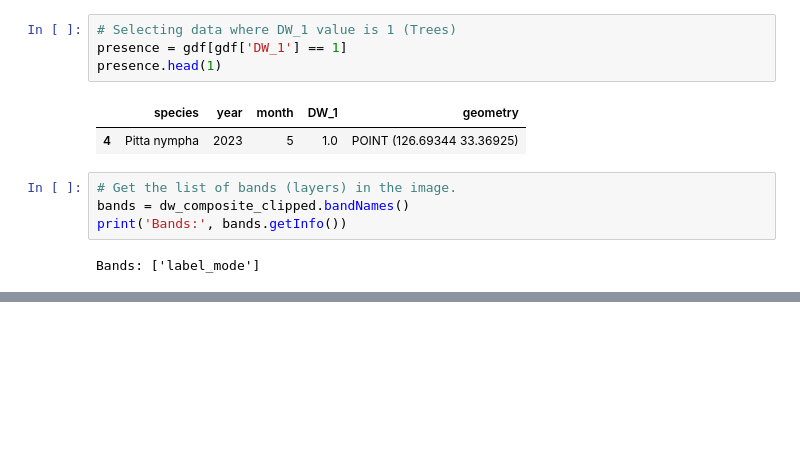
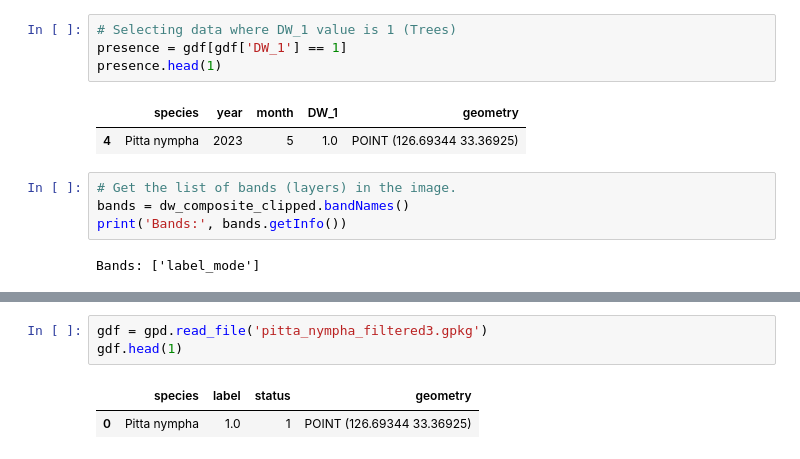
Before and after one commit to osgeokr/kari-sdm, a Jupyter notebook: 240721_gbif_pitta_nympha_data_ingestion.ipynb, the cells around one changed output, grey strips where cells are left out. Saved outputs shown, nothing was run; the diff lists cells and outputs as text; blank space fills up the shorter version.

```diff
--- a/240721_gbif_pitta_nympha_data_ingestion.ipynb
+++ b/240721_gbif_pitta_nympha_data_ingestion.ipynb
@@ -397,0 +453,6 @@ Map(center=[35.77459004930308, 128.47466954702085], controls=(WidgetControl(opti
+# %%
+gdf = gpd.read_file('pitta_nympha_filtered3.gpkg')
+gdf.head(1)
+# %% [output]
+|  | species | label | status | geometry |
+| 0 | Pitta nympha | 1.0 | 1 | POINT (126.69344 33.36925) |
```
Also changed, not shown: parts of 11 cells of this notebook.
